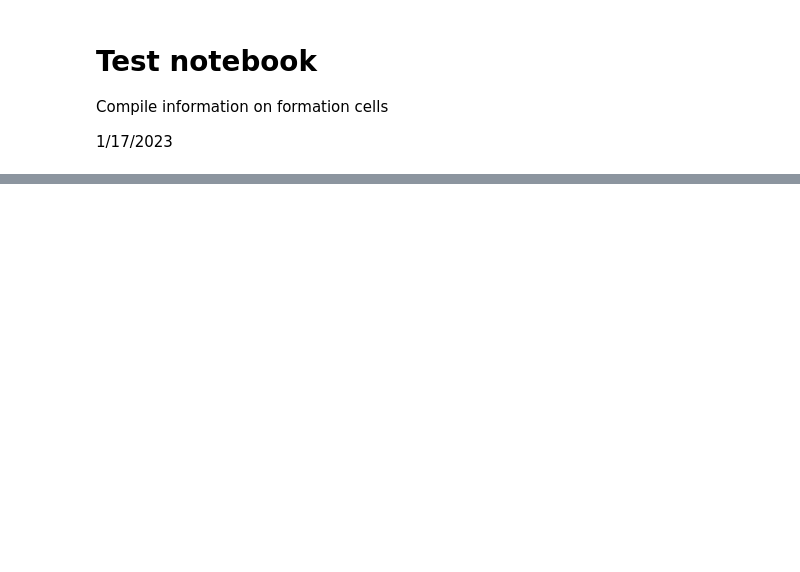
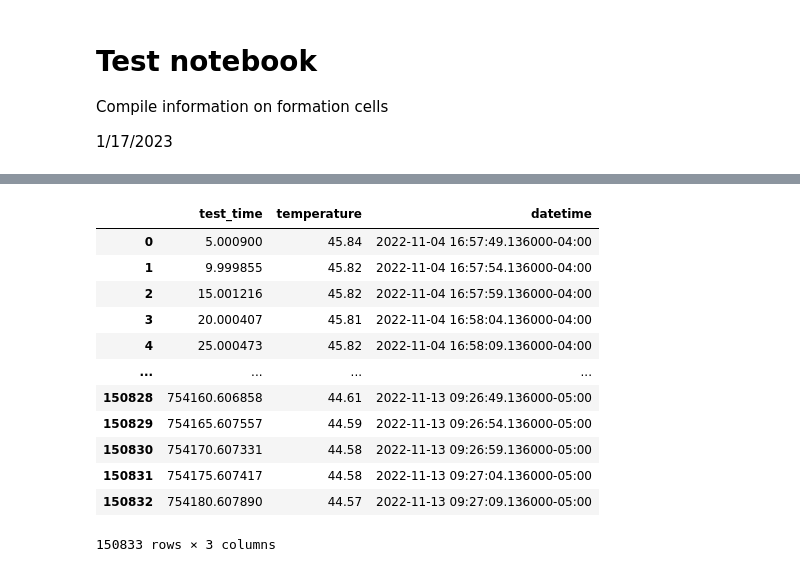
Before and after one commit to wengandrew/fast-formation, a Jupyter notebook: notebooks-2023/2023_01_17_Tests.ipynb, the cells around one changed output, grey strips where cells are left out. Saved outputs shown, nothing was run; the diff lists cells and outputs as text; code cells hidden in the pictures; blank space fills up the shorter version.

```diff
--- a/notebooks-2023/2023_01_17_Tests.ipynb
+++ b/notebooks-2023/2023_01_17_Tests.ipynb
@@ -18,0 +123,15 @@ TestRecord(id=16521, uuid='c917a8a8-66b3-4199-a2e7-0bcc8e199924', name='UMBL2022
+# %%
+def fetch_test_record(tr_list, test_name):
+    """
+    Find a test record matching a test name
+    """
+
+    tr_target = 0
+
+    for tr in tr_list:
+        if tr.name == test_name:
+            tr_target = tr
+
+    assert not tr_target == 0, 'Test record not found!'
+
+    return tr_target
@@ -33,0 +190,37 @@ df.tail()
+# %%
+test_name = 'UMBL2022FEB_CELL152028_CYC_1C1CR1_P45C_P5P0PSI_20220804_R13_AuxDat_TC27_20221104_165748'
+
+test_record = fetch_test_record(test_records, test_name)
+
+reader = test_record.make_time_series_reader()
+
+reader.add_trace_keys('h_test_time',
+                      'h_datapoint_time',
+                      'aux_vdf_temperature_celsius_0'
+                      )
+
+df = reader.read_pandas()
+df['h_datapoint_datetime'] = pd.to_datetime(df['h_datapoint_time'], unit='ms')\
+                               .dt.tz_localize('UTC')\
+                               .dt.tz_convert('US/Eastern')
+
+df = df.rename(columns={'h_test_time':'test_time'})
+df = df.rename(columns={'h_datapoint_datetime':'datetime'})
+df = df.rename(columns={'aux_vdf_temperature_celsius_0':'temperature'})
+df = df.drop(columns=['h_datapoint_time'])
+
+df
+# %% [output]
+|  | test_time | temperature | datetime |
+| 0 | 5.000900 | 45.84 | 2022-11-04 16:57:49.136000-04:00 |
+| 1 | 9.999855 | 45.82 | 2022-11-04 16:57:54.136000-04:00 |
+| 2 | 15.001216 | 45.82 | 2022-11-04 16:57:59.136000-04:00 |
+| 3 | 20.000407 | 45.81 | 2022-11-04 16:58:04.136000-04:00 |
+| 4 | 25.000473 | 45.82 | 2022-11-04 16:58:09.136000-04:00 |
+| ... | ... | ... | ... |
+| 150828 | 754160.606858 | 44.61 | 2022-11-13 09:26:49.136000-05:00 |
+| 150829 | 754165.607557 | 44.59 | 2022-11-13 09:26:54.136000-05:00 |
+| 150830 | 754170.607331 | 44.58 | 2022-11-13 09:26:59.136000-05:00 |
+| 150831 | 754175.607417 | 44.58 | 2022-11-13 09:27:04.136000-05:00 |
+| 150832 | 754180.607890 | 44.57 | 2022-11-13 09:27:09.136000-05:00 |
+150833 rows × 3 columns
```
Also changed, not shown: parts of 17 cells of this notebook.
